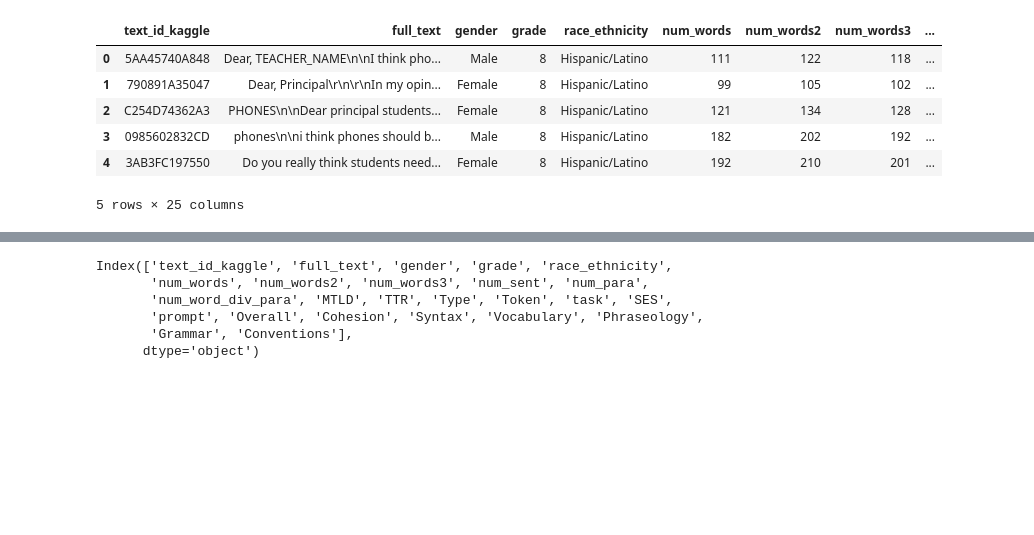
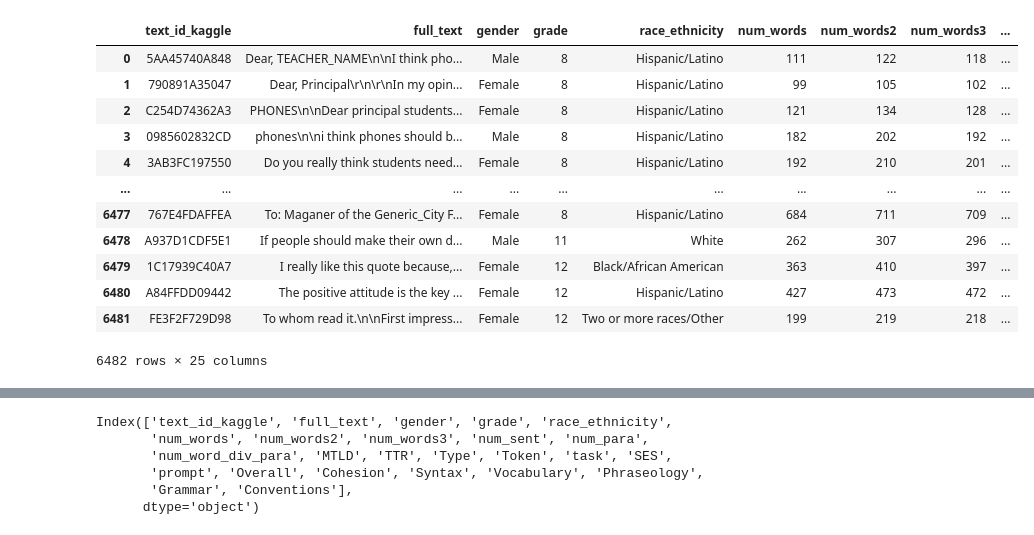
Before and after one commit to learlab/cfa-transformers, a Jupyter notebook: src/0-eda.ipynb, the cells around one changed output, grey strips where cells are left out. Drawn from its saved outputs; the diff is of its cells as text; code cells hidden in the pictures; blank space fills up the shorter version.

```diff
--- a/src/0-eda.ipynb
+++ b/src/0-eda.ipynb
@@ -22,14 +23,19 @@ plt.rcParams.update({
 # Load the dataset
 # The ELLIPSE dataset ("ELLIPSE_Final_github.csv") can be downloaded from the following link: https://github.com/scrosseye/ELLIPSE-Corpus
 df = pd.read_csv('../data/ELLIPSE_Final_github.csv')
-# %%
-# Allows us to take a quick look at the loaded dataframe
-df.head()
-# %% [output]
-|  | text_id_kaggle | full_text | gender | grade | race_ethnicity | num_words | num_words2 | num_words3 | ... |
-| 0 | 5AA45740A848 | Dear, TEACHER_NAME\n\nI think pho... | Male | 8 | Hispanic/Latino | 111 | 122 | 118 | ... |
-| 1 | 790891A35047 | Dear, Principal\r\n\r\nIn my opin... | Female | 8 | Hispanic/Latino | 99 | 105 | 102 | ... |
-| 2 | C254D74362A3 | PHONES\n\nDear principal students... | Female | 8 | Hispanic/Latino | 121 | 134 | 128 | ... |
-| 3 | 0985602832CD | phones\n\ni think phones should b... | Male | 8 | Hispanic/Latino | 182 | 202 | 192 | ... |
-| 4 | 3AB3FC197550 | Do you really think students need... | Female | 8 | Hispanic/Latino | 192 | 210 | 201 | ... |
-5 rows × 25 columns
+# %%
+df
+# %% [output]
+|  | text_id_kaggle | full_text | gender | grade | race_ethnicity | num_words | num_words2 | num_words3 | ... |
+| 0 | 5AA45740A848 | Dear, TEACHER_NAME\n\nI think pho... | Male | 8 | Hispanic/Latino | 111 | 122 | 118 | ... |
+| 1 | 790891A35047 | Dear, Principal\r\n\r\nIn my opin... | Female | 8 | Hispanic/Latino | 99 | 105 | 102 | ... |
+| 2 | C254D74362A3 | PHONES\n\nDear principal students... | Female | 8 | Hispanic/Latino | 121 | 134 | 128 | ... |
+| 3 | 0985602832CD | phones\n\ni think phones should b... | Male | 8 | Hispanic/Latino | 182 | 202 | 192 | ... |
+| 4 | 3AB3FC197550 | Do you really think students need... | Female | 8 | Hispanic/Latino | 192 | 210 | 201 | ... |
+| ... | ... | ... | ... | ... | ... | ... | ... | ... | ... |
+| 6477 | 767E4FDAFFEA | To: Maganer of the Generic_City F... | Female | 8 | Hispanic/Latino | 684 | 711 | 709 | ... |
+| 6478 | A937D1CDF5E1 | If people should make their own d... | Male | 11 | White | 262 | 307 | 296 | ... |
+| 6479 | 1C17939C40A7 | I really like this quote because,... | Female | 12 | Black/African American | 363 | 410 | 397 | ... |
+| 6480 | A84FFDD09442 | The positive attitude is the key ... | Female | 12 | Hispanic/Latino | 427 | 473 | 472 | ... |
+| 6481 | FE3F2F729D98 | To whom read it.\n\nFirst impress... | Female | 12 | Two or more races/Other | 199 | 219 | 218 | ... |
+6482 rows × 25 columns
```
Also changed, not shown: parts of 27 cells of this notebook, 5 other files.
